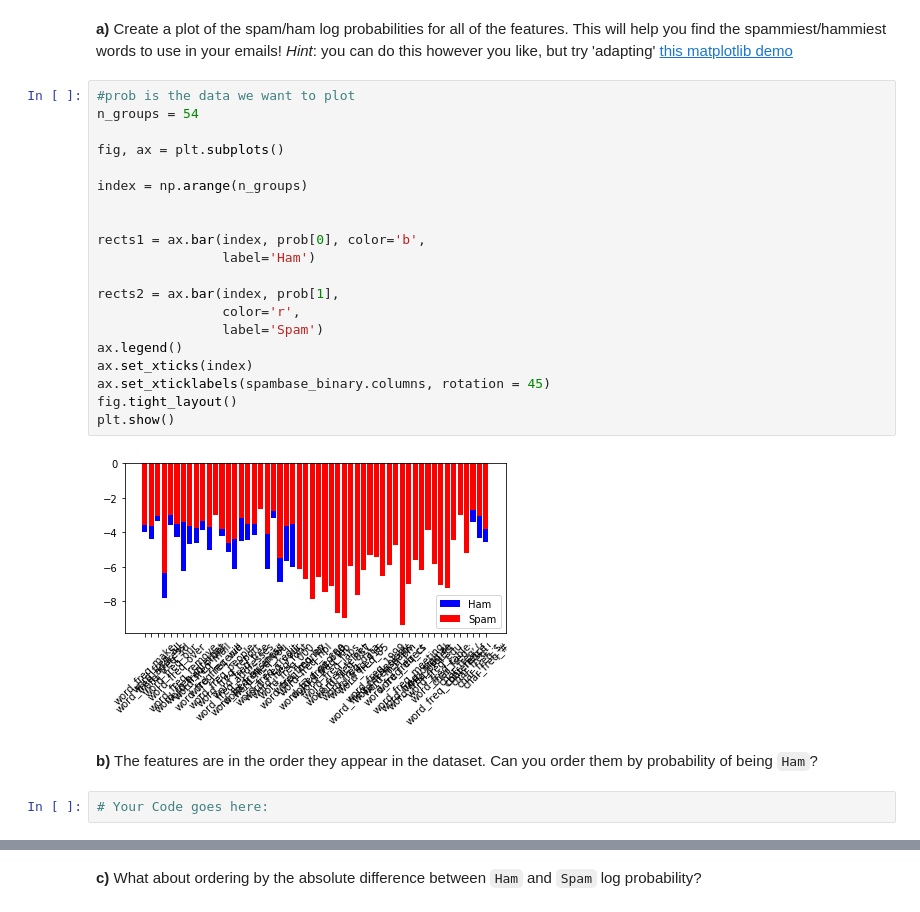
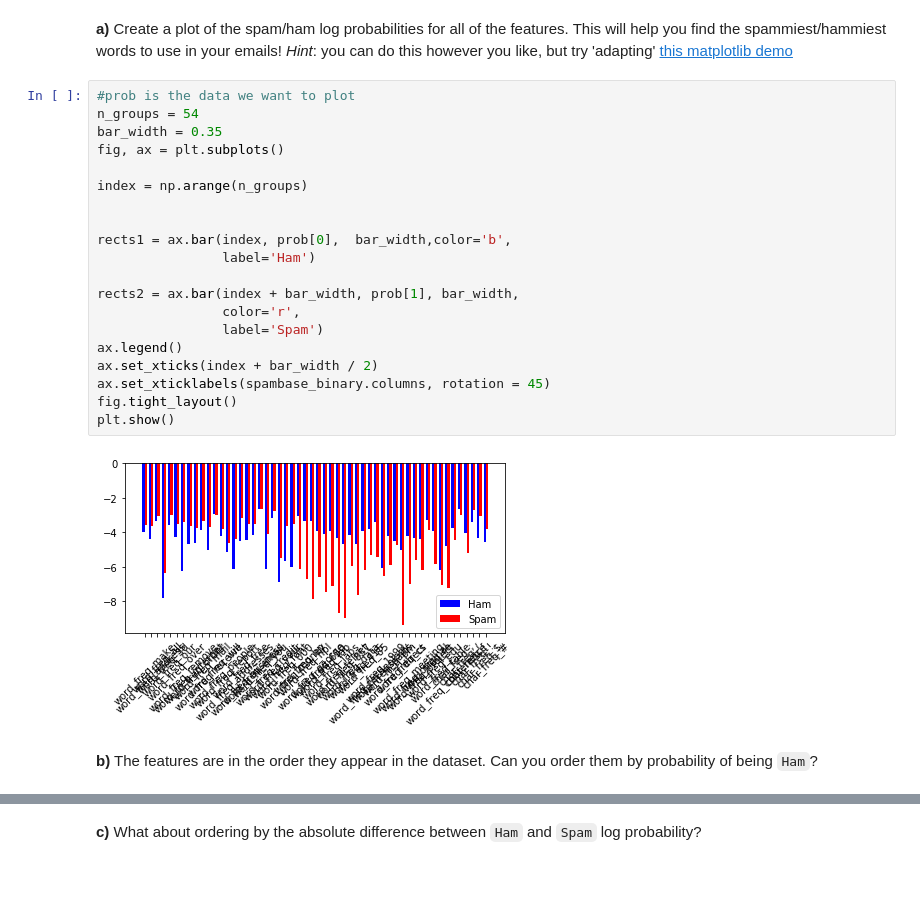
Before and after one commit to sarahz916/iaml-labs, a Jupyter notebook: Labs/01 - Analysis and Visualisation.ipynb, the cells around one changed output, grey strips where cells are left out. Cells and saved outputs as stored; diff of their text form; blank space fills up the shorter version.

```diff
--- a/Labs/01 - Analysis and Visualisation.ipynb
+++ b/Labs/01 - Analysis and Visualisation.ipynb
@@ -480,26 +468,24 @@ word_freq_hp
 # %%
 #prob is the data we want to plot
 n_groups = 54
-
+bar_width = 0.35
 fig, ax = plt.subplots()
 
 index = np.arange(n_groups)
 
 
-rects1 = ax.bar(index, prob[0], color='b',
+rects1 = ax.bar(index, prob[0],  bar_width,color='b',
                 label='Ham')
 
-rects2 = ax.bar(index, prob[1],
+rects2 = ax.bar(index + bar_width, prob[1], bar_width,
                 color='r',
                 label='Spam')
 ax.legend()
-ax.set_xticks(index)
+ax.set_xticks(index + bar_width / 2)
 ax.set_xticklabels(spambase_binary.columns, rotation = 45)
 fig.tight_layout()
 plt.show()
 # %% [output]
-[figure, old version]
+[figure, new version]
 # %% [markdown]
 **b)** The features are in the order they appear in the dataset. Can you order them by probability of being `Ham`?
-# %%
-# Your Code goes here:
```
Also changed, not shown: parts of 9 cells of this notebook.
